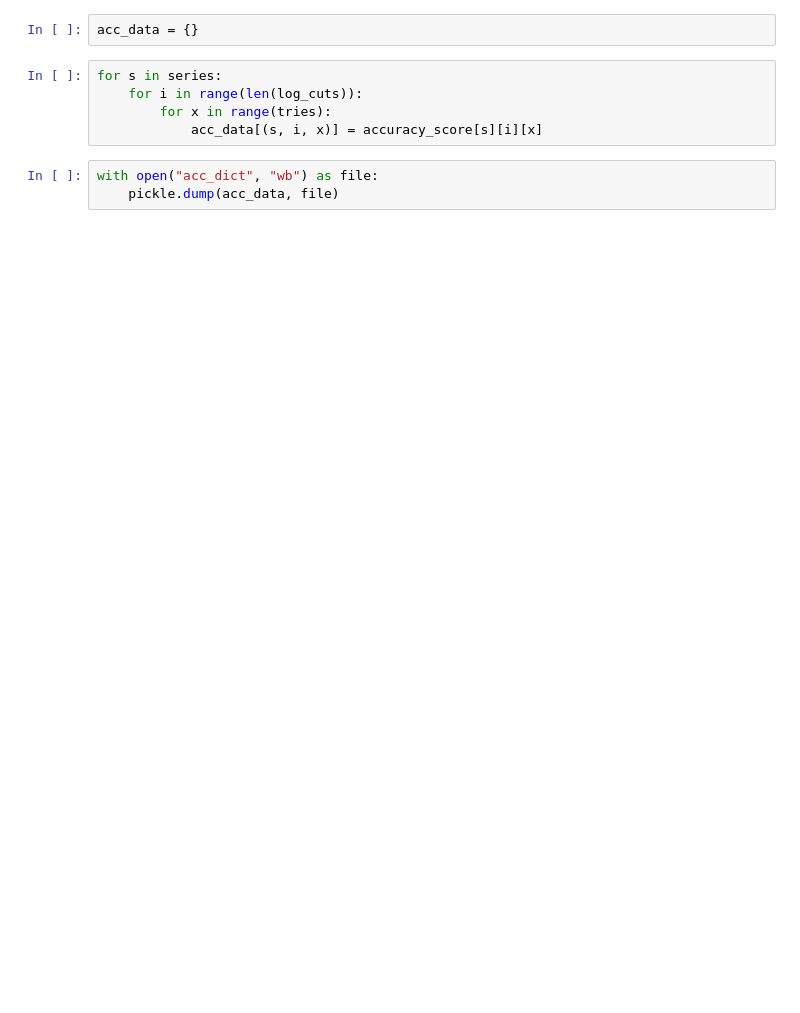
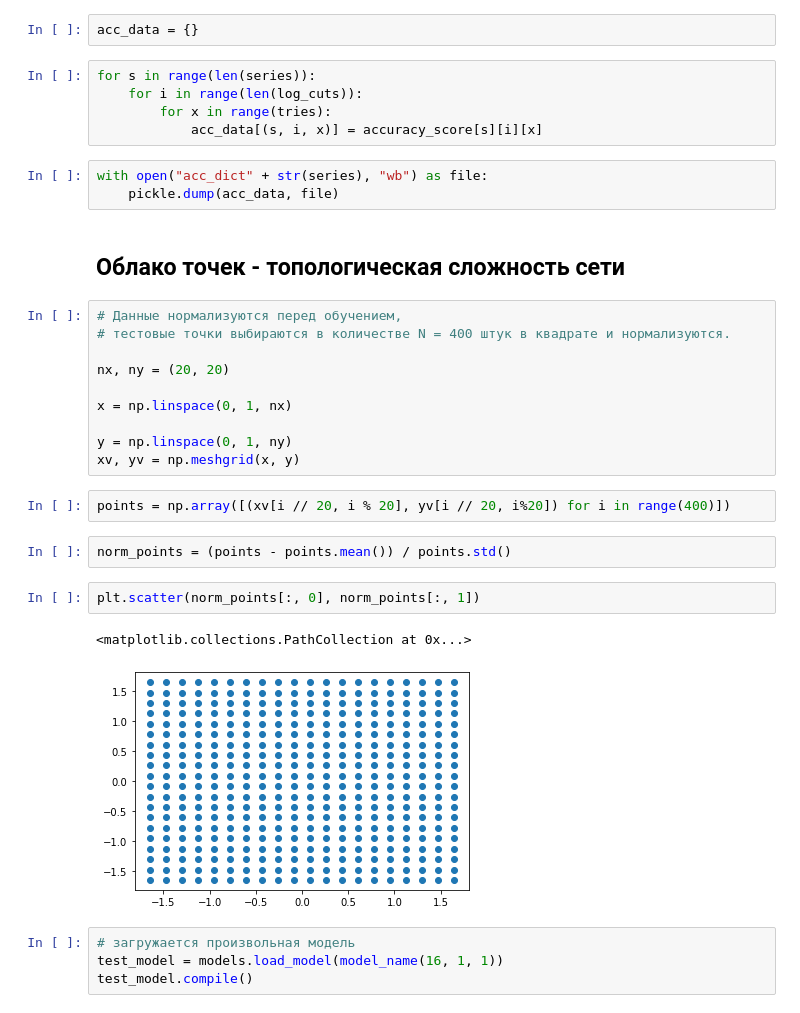
Before and after one commit to FeorgeGeorge/NetworkTopology, a Jupyter notebook: synthetic/makeModel.ipynb, the cells around one changed output. Cells and saved outputs as stored; diff of their text form; blank space fills up the shorter version.

Commit message:
Added DNN output points graph

```diff
--- a/synthetic/makeModel.ipynb
+++ b/synthetic/makeModel.ipynb
@@ -231,10 +270,35 @@ plt.boxplot(accuracy_score[1])
 # %%
 acc_data = {}
 # %%
-for s in series:
+for s in range(len(series)):
     for i in range(len(log_cuts)):
         for x in range(tries):
             acc_data[(s, i, x)] = accuracy_score[s][i][x]
 # %%
-with open("acc_dict", "wb") as file:
+with open("acc_dict" + str(series), "wb") as file:
     pickle.dump(acc_data, file)
+# %% [markdown]
+## Облако точек - топологическая сложность сети
+# %%
+# Данные нормализуются перед обучением,
+# тестовые точки выбираются в количестве N = 400 штук в квадрате и нормализуются.
+
+nx, ny = (20, 20)
+
+x = np.linspace(0, 1, nx)
+
+y = np.linspace(0, 1, ny)
+xv, yv = np.meshgrid(x, y)
+# %%
+points = np.array([(xv[i // 20, i % 20], yv[i // 20, i%20]) for i in range(400)])
+# %%
+norm_points = (points - points.mean()) / points.std()
+# %%
+plt.scatter(norm_points[:, 0], norm_points[:, 1])
+# %% [output]
+<matplotlib.collections.PathCollection at 0x...>
+[figure, added]
+# %%
+# загружается произвольная модель
+test_model = models.load_model(model_name(16, 1, 1))
+test_model.compile()
```
Also changed, not shown: parts of 28 cells of this notebook, 1 other file.
